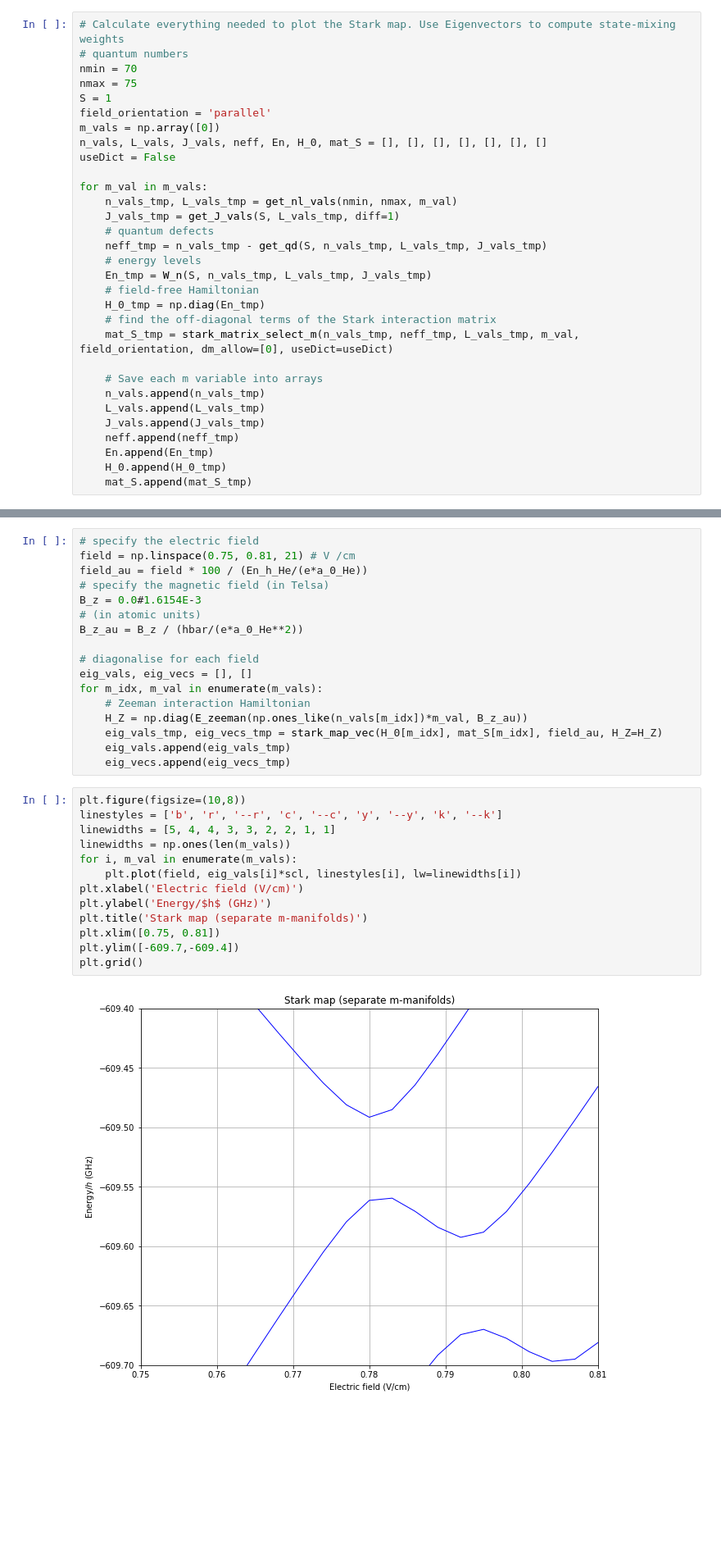
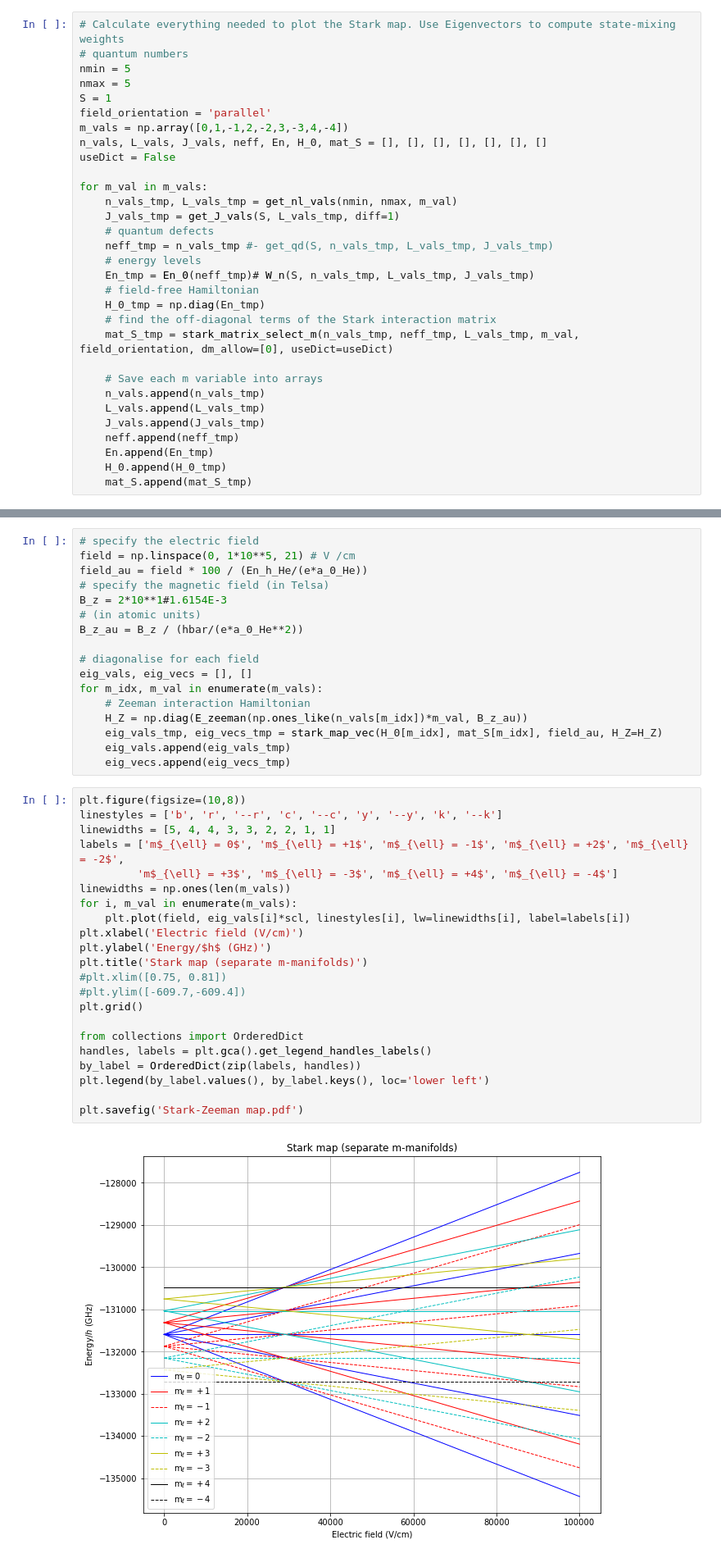
Before and after one commit to aa-morgan/Rydberg_helium_Stark, a Jupyter notebook: notebooks/Transition dipole moments - parallel fields.ipynb, the cells around one changed output, grey strips where cells are left out. Shown at 82% size. Saved outputs shown, nothing was run; the diff lists cells and outputs as text; blank space fills up the shorter version.

```diff
--- a/notebooks/Transition dipole moments - parallel fields.ipynb
+++ b/notebooks/Transition dipole moments - parallel fields.ipynb
@@ -18,11 +18,11 @@ scl = c*10**-9 * En_h /(h * c);
 # %%
 # Calculate everything needed to plot the Stark map. Use Eigenvectors to compute state-mixing weights
 # quantum numbers
-nmin = 70
-nmax = 75
+nmin = 5
+nmax = 5
 S = 1
 field_orientation = 'parallel'
-m_vals = np.array([0])
+m_vals = np.array([0,1,-1,2,-2,3,-3,4,-4])
 n_vals, L_vals, J_vals, neff, En, H_0, mat_S = [], [], [], [], [], [], []
 useDict = False
 
@@ -30,9 +30,9 @@ for m_val in m_vals:
     n_vals_tmp, L_vals_tmp = get_nl_vals(nmin, nmax, m_val)
     J_vals_tmp = get_J_vals(S, L_vals_tmp, diff=1)
     # quantum defects
-    neff_tmp = n_vals_tmp - get_qd(S, n_vals_tmp, L_vals_tmp, J_vals_tmp)
+    neff_tmp = n_vals_tmp #- get_qd(S, n_vals_tmp, L_vals_tmp, J_vals_tmp)
     # energy levels
-    En_tmp = W_n(S, n_vals_tmp, L_vals_tmp, J_vals_tmp)
+    En_tmp = En_0(neff_tmp)# W_n(S, n_vals_tmp, L_vals_tmp, J_vals_tmp)
     # field-free Hamiltonian
     H_0_tmp = np.diag(En_tmp)
     # find the off-diagonal terms of the Stark interaction matrix
@@ -63,10 +63,10 @@ mat_S_all_m.append( stark_matrix(n_vals_all_m, neff_all_m, L_vals_all_m, m_vals_
                            field_orientation=field_orientation, dm_allow=[-1], useDict=useDict) )
 # %%
 # specify the electric field
-field = np.linspace(0.75, 0.81, 21) # V /cm
+field = np.linspace(0, 1*10**5, 21) # V /cm
 field_au = field * 100 / (En_h_He/(e*a_0_He))
 # specify the magnetic field (in Telsa)
-B_z = 0.0#1.6154E-3
+B_z = 2*10**1#1.6154E-3
 # (in atomic units)
 B_z_au = B_z / (hbar/(e*a_0_He**2))
 
@@ -81,18 +81,27 @@ for m_idx, m_val in enumerate(m_vals):
 # %%
 plt.figure(figsize=(10,8))
 linestyles = ['b', 'r', '--r', 'c', '--c', 'y', '--y', 'k', '--k']
 linewidths = [5, 4, 4, 3, 3, 2, 2, 1, 1]
+labels = ['m$_{\ell} = 0$', 'm$_{\ell} = +1$', 'm$_{\ell} = -1$', 'm$_{\ell} = +2$', 'm$_{\ell} = -2$',
+         'm$_{\ell} = +3$', 'm$_{\ell} = -3$', 'm$_{\ell} = +4$', 'm$_{\ell} = -4$']
 linewidths = np.ones(len(m_vals))
 for i, m_val in enumerate(m_vals):
-    plt.plot(field, eig_vals[i]*scl, linestyles[i], lw=linewidths[i])
+    plt.plot(field, eig_vals[i]*scl, linestyles[i], lw=linewidths[i], label=labels[i])
 plt.xlabel('Electric field (V/cm)')
 plt.ylabel('Energy/$h$ (GHz)')
 plt.title('Stark map (separate m-manifolds)')
-plt.xlim([0.75, 0.81])
-plt.ylim([-609.7,-609.4])
+#plt.xlim([0.75, 0.81])
+#plt.ylim([-609.7,-609.4])
 plt.grid()
+
+from collections import OrderedDict
+handles, labels = plt.gca().get_legend_handles_labels()
+by_label = OrderedDict(zip(labels, handles))
+plt.legend(by_label.values(), by_label.keys(), loc='lower left')
+
+plt.savefig('Stark-Zeeman map.pdf')
 # %% [output]
-[figure, old version]
+[figure, new version]
 # %% [markdown]
 # Transition dipole moment between two states
 # %%
```
Also changed, not shown: 2 other files.
